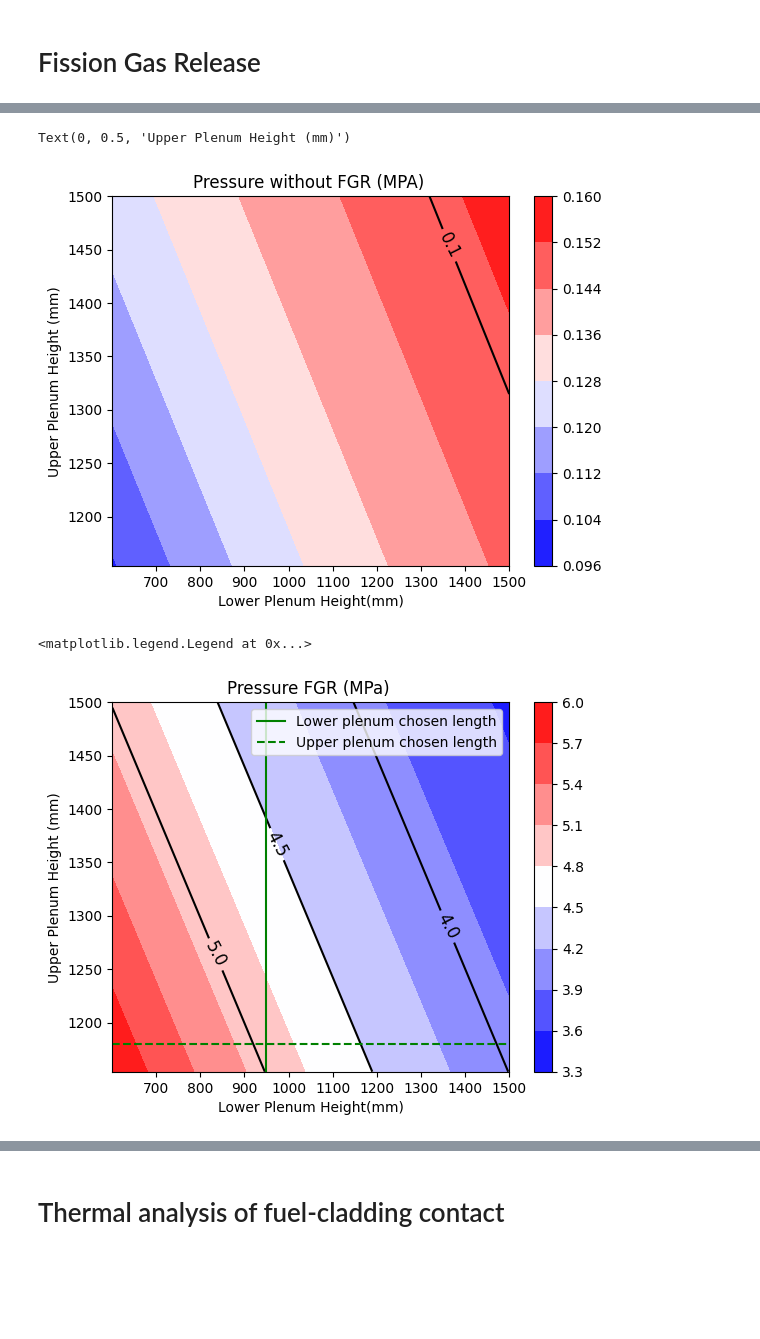
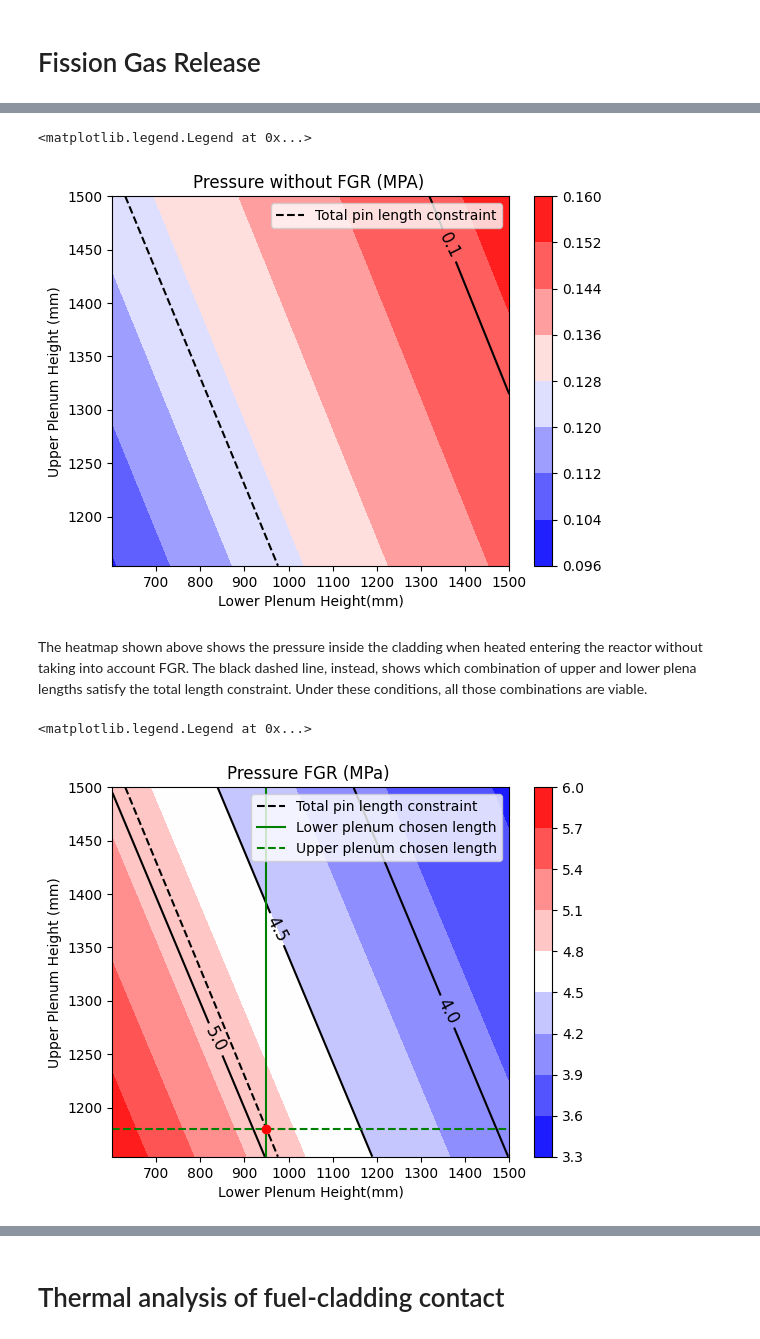
Before and after one commit to Andrea1999Broglia/ASTRID-reactor-fuel-pin-design, a Jupyter notebook: Reactor model.ipynb, the cells around one changed output, grey strips where cells are left out. Drawn from its saved outputs; the diff is of its cells as text; code cells hidden in the pictures; blank space fills up the shorter version.

```diff
--- a/Reactor model.ipynb
+++ b/Reactor model.ipynb
@@ -1052,35 +1070,50 @@ def V_final(H_upper, H_lower):   #this function returns the volume of the empty
 #####################################################################
 #the total volume of the free space is calculated at beginning and end of the operative life of the pin
 #for each possible combination of plena lengths
 
 for i in range(len(H_upper_plenum)):
     for j in range(len(H_lower_plenum)):
         Vin[i][j]=V_initial(H_upper_plenum[i],H_lower_plenum[j])
 
 
 for i in range(len(H_upper_plenum)):
     for j in range(len(H_lower_plenum)):
         Vfin[i][j]=V_final(H_upper_plenum[i],H_lower_plenum[j])
 
 # Plenum should be designed such that the final gas pressure is greater than the one of the coolant but below the 5MPa deisgn limit.
 # The value of the pressure without accounting for FGR is calculated and displayed
 for i in range(len(H_upper_plenum)):
     for j in range(len(H_lower_plenum)):
         nHe=(Pingas*(10**6) * Vin[i][j]*10**(-9))/(8.3145*(Tgas+273))
         Pgas[i][j]=(nHe*8.3145*(400+273))/(Vfin[i][j]*10**(-9))*10**-6 # MPa
 
 levels=[0.15, 0.30,0.45,0.6]
+upper=[]
+lower=[]
+for i in range(len(H_lower_plenum)):
+    for j in range(len(H_upper_plenum)):
+        if H_lower_plenum[i]+H_upper_plenum[j]==2130:
+            upper.append(H_upper_plenum[j])
+            lower.append(H_lower_plenum[i])
+            break
+
+
+
 plt.figure()
+plt.plot(lower, upper, color="k", linestyle="--", label="Total pin length constraint")
 contour = plt.contour( H_lower_plenum,H_upper_plenum, Pgas, levels, colors = 'black')
 contour_filled = plt.contourf(H_lower_plenum, H_upper_plenum,  Pgas, cmap='bwr');
 plt.clabel(contour, colors = 'black', fmt = '%2.1f', fontsize=12);
 plt.colorbar(contour_filled);
 plt.title('Pressure without FGR (MPA) ');
 plt.xlabel("Lower Plenum Height(mm)")
 plt.ylabel("Upper Plenum Height (mm)")
+plt.legend()
 # %% [output]
-Text(0, 0.5, 'Upper Plenum Height (mm)')
+<matplotlib.legend.Legend at 0x...>
-[figure, old version]
+[figure, new version]
+# %% [markdown]
+The heatmap shown above shows the pressure inside the cladding when heated entering the reactor without taking into account FGR. The black dashed line, instead, shows which combination of upper and lower plena lengths satisfy the total length constraint. Under these conditions, all those combinations are viable.
 # %%
 # Some data of interest only for the calculation of the effects of FGR
 
@@ -1116,8 +1149,10 @@ for i in range(len(H_upper_plenum)):
 
 
 
+
 levels = [4.0,4.5,5.0,6.0]
 plt.figure()
+plt.plot(lower, upper, color="k", linestyle="--", label="Total pin length constraint")
 contour = plt.contour( H_lower_plenum,H_upper_plenum, PgasFGR, levels, colors = 'black')
 contour_filled = plt.contourf(H_lower_plenum, H_upper_plenum,  PgasFGR, cmap='bwr');
 plt.clabel(contour, colors = 'black', fmt = '%2.1f', fontsize=12);
@@ -1127,7 +1162,8 @@ plt.xlabel("Lower Plenum Height(mm)")
 plt.ylabel("Upper Plenum Height (mm)")
 plt.axvline(x=H_lower_plenum[950-600-1], color='g', linestyle='-', label='Lower plenum chosen length')
 plt.axhline(y=H_upper_plenum[1180-int(H_swelled[-1]+1)], color='g', linestyle='--', label='Upper plenum chosen length')
+plt.plot(950, 1180, "ro")
 plt.legend()
 # %% [output]
 <matplotlib.legend.Legend at 0x...>
-[figure, old version]
+[figure, new version]
```
Also changed, not shown: parts of 15 cells of this notebook.
